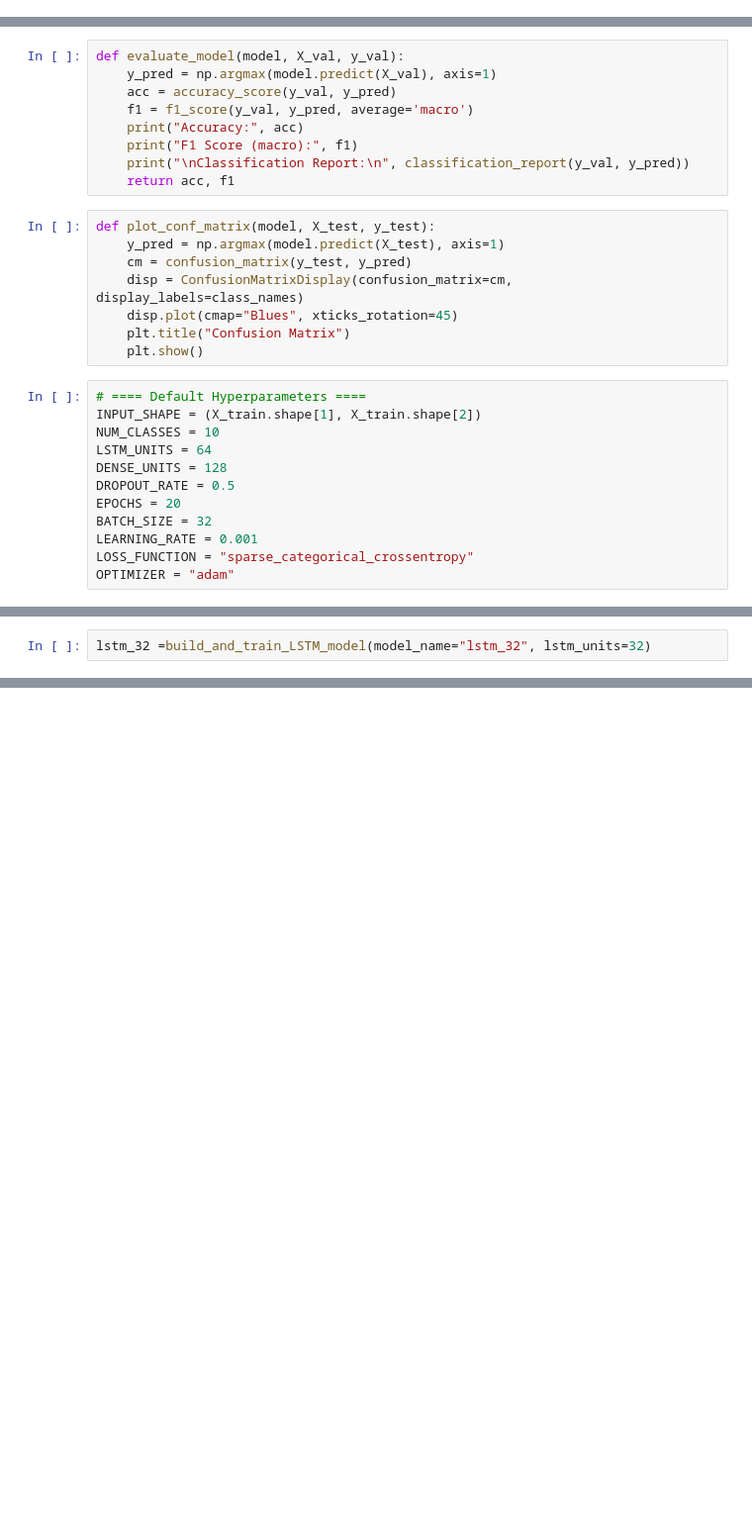
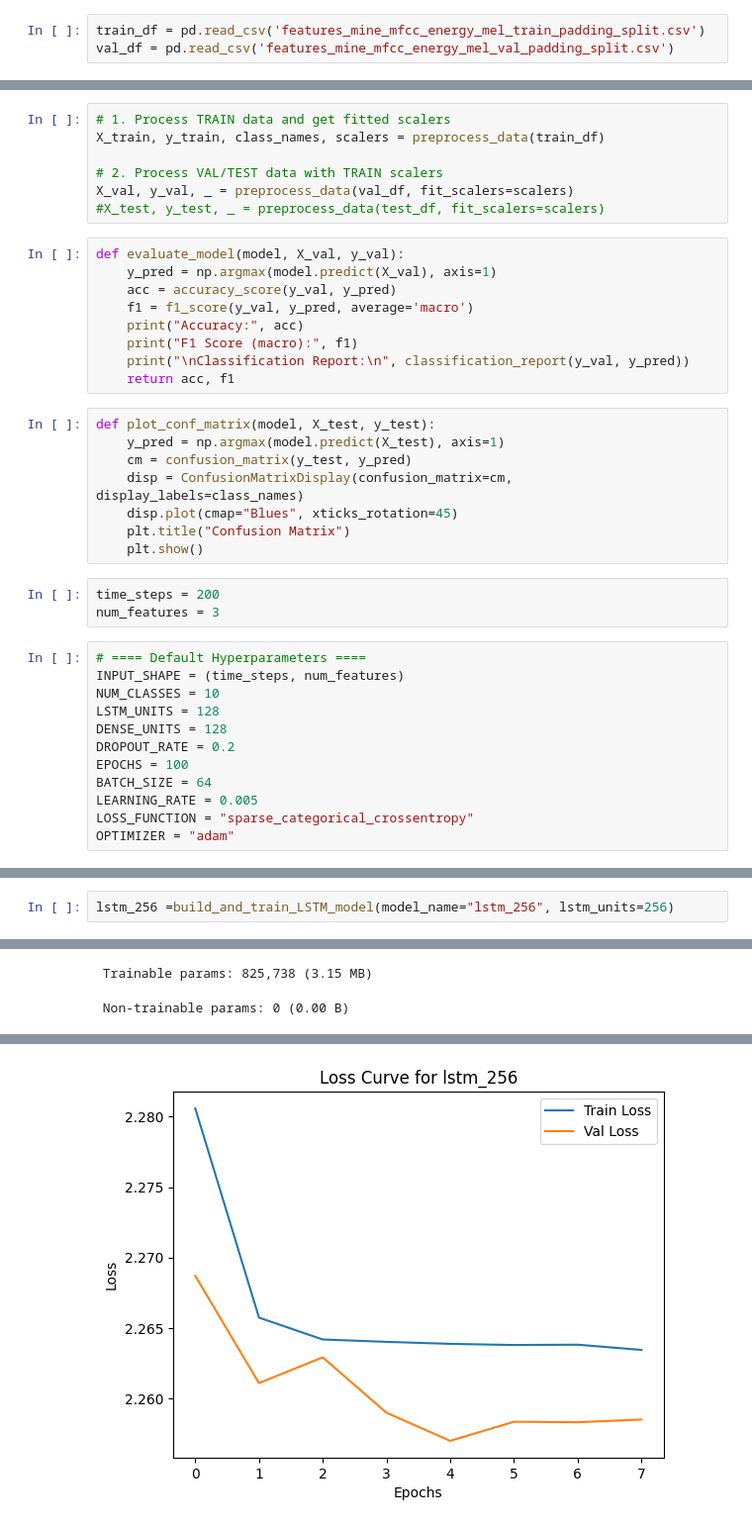
Before and after one commit to Mohamed-Mohamed-Ibrahim/Environmental-Sound-Classification, a Jupyter notebook: LSTM.ipynb, the cells around one changed output, grey strips where cells are left out. Shown at 99% size. Drawn from its saved outputs; the diff is of its cells as text; blank space fills up the shorter version.

```diff
--- a/LSTM.ipynb
+++ b/LSTM.ipynb
@@ -12,0 +11,3 @@ class_names = ['air conditioner', 'car horn', 'children playing', 'dog bark', 'd
+# %%
+train_df = pd.read_csv('features_mine_mfcc_energy_mel_train_padding_split.csv')
+val_df = pd.read_csv('features_mine_mfcc_energy_mel_val_padding_split.csv')
@@ -13,3 +62,10 @@ class_names = ['air conditioner', 'car horn', 'children playing', 'dog bark', 'd
+# %%
+# 1. Process TRAIN data and get fitted scalers
+X_train, y_train, class_names, scalers = preprocess_data(train_df)
+
+# 2. Process VAL/TEST data with TRAIN scalers
+X_val, y_val, _ = preprocess_data(val_df, fit_scalers=scalers)
+#X_test, y_test, _ = preprocess_data(test_df, fit_scalers=scalers)
 # %%
 def evaluate_model(model, X_val, y_val):
     y_pred = np.argmax(model.predict(X_val), axis=1)
@@ -27,16 +83,19 @@ def plot_conf_matrix(model, X_test, y_test):
     disp.plot(cmap="Blues", xticks_rotation=45)
     plt.title("Confusion Matrix")
     plt.show()
+# %%
+time_steps = 200
+num_features = 3
 # %%
 # ==== Default Hyperparameters ====
-INPUT_SHAPE = (X_train.shape[1], X_train.shape[2])
+INPUT_SHAPE = (time_steps, num_features)
 NUM_CLASSES = 10
-LSTM_UNITS = 64
+LSTM_UNITS = 128
 DENSE_UNITS = 128
-DROPOUT_RATE = 0.5
-EPOCHS = 20
-BATCH_SIZE = 32
-LEARNING_RATE = 0.001
+DROPOUT_RATE = 0.2
+EPOCHS = 100
+BATCH_SIZE = 64
+LEARNING_RATE = 0.005
 LOSS_FUNCTION = "sparse_categorical_crossentropy"
 OPTIMIZER = "adam"
 # %%
@@ -90,2 +198,3 @@ default = build_and_train_LSTM_model(model_name="default")
 # %%
-lstm_32 =build_and_train_LSTM_model(model_name="lstm_32", lstm_units=32)
+lstm_256 =build_and_train_LSTM_model(model_name="lstm_256", lstm_units=256)
+# %% [output]
@@ -91,0 +216,2 @@ lstm_32 =build_and_train_LSTM_model(model_name="lstm_32", lstm_units=32)
+ Trainable params: 825,738 (3.15 MB)
+ Non-trainable params: 0 (0.00 B)
@@ -91,0 +234 @@ lstm_32 =build_and_train_LSTM_model(model_name="lstm_32", lstm_units=32)
+[figure, added]
```
Also changed, not shown: parts of 17 cells of this notebook.
